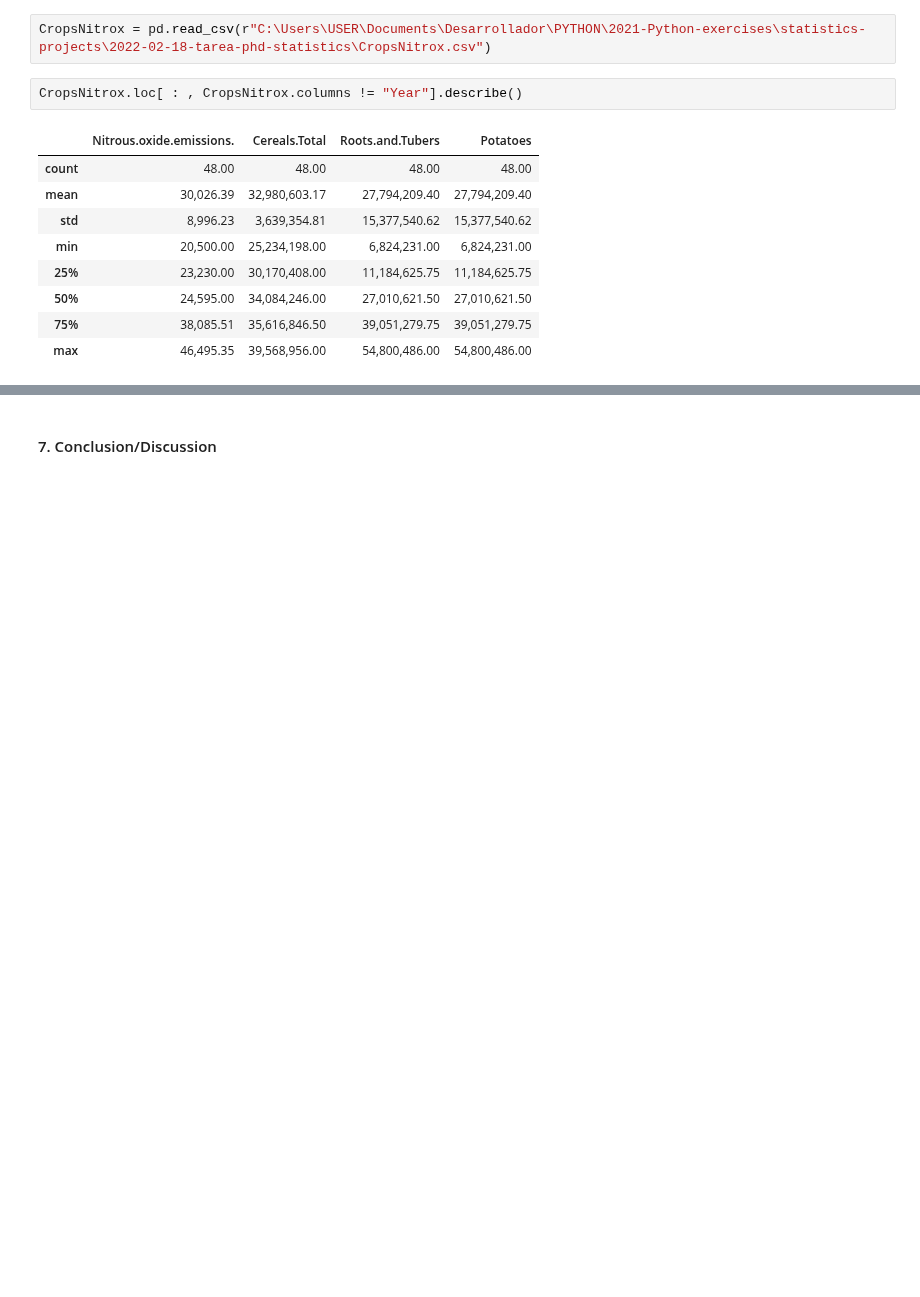
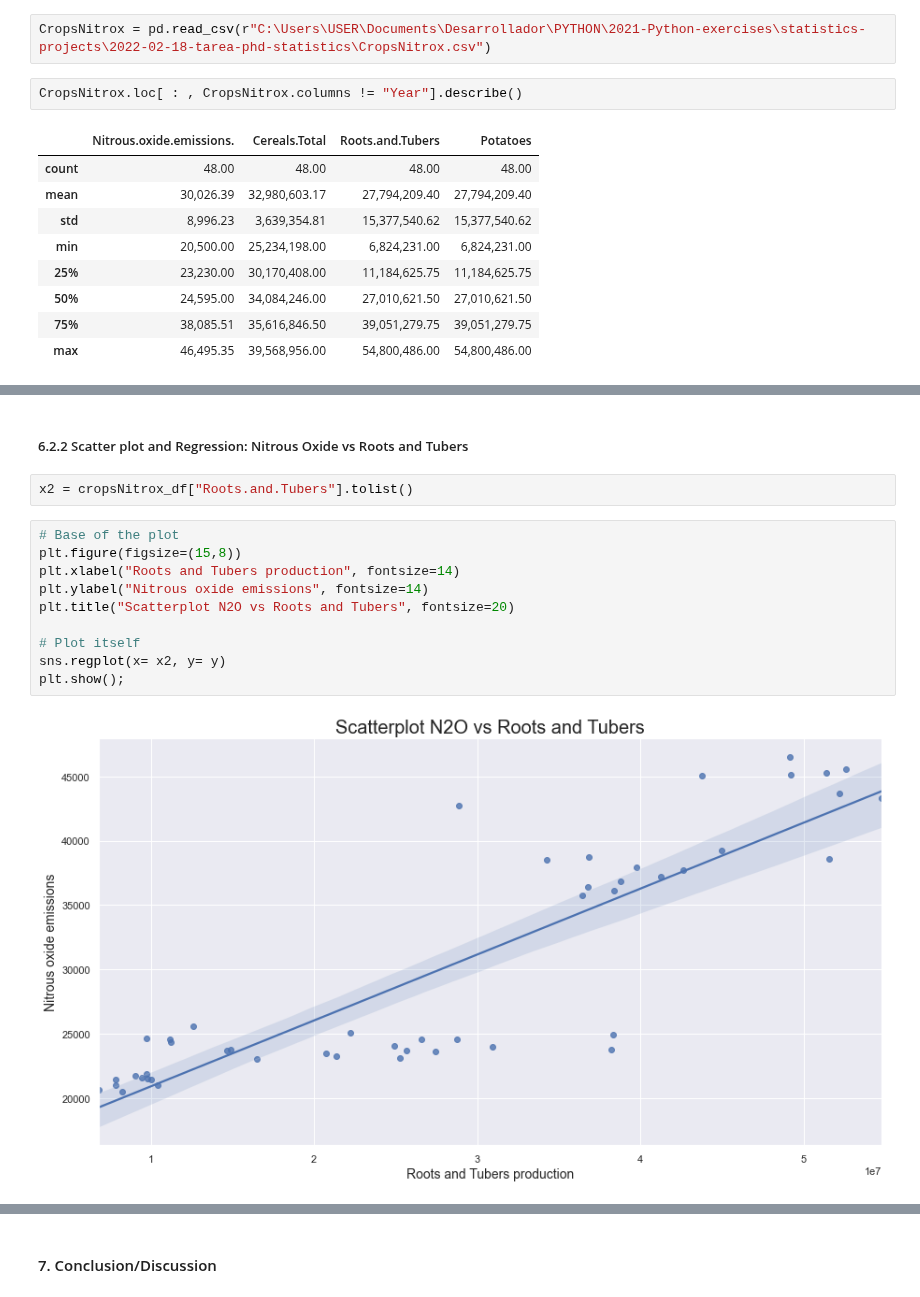
Before and after one commit to Alejandro-github-mx/statistics-projects, a Jupyter notebook: 2022-02-28-statistics-homework-FoodCC-Poland.ipynb, the cells around one changed output, grey strips where cells are left out. Saved outputs shown, nothing was run; the diff lists cells and outputs as text; blank space fills up the shorter version.

```diff
--- a/2022-02-28-statistics-homework-FoodCC-Poland.ipynb
+++ b/2022-02-28-statistics-homework-FoodCC-Poland.ipynb
@@ -604,0 +479,16 @@ strong multicollinearity problems or that the design matrix is singular.
+# %% [markdown]
+##### 6.2.2 Scatter plot and Regression: Nitrous Oxide vs Roots and Tubers
+# %%
+x2 = cropsNitrox_df["Roots.and.Tubers"].tolist()
+# %%
+# Base of the plot
+plt.figure(figsize=(15,8))
+plt.xlabel("Roots and Tubers production", fontsize=14)
+plt.ylabel("Nitrous oxide emissions", fontsize=14)
+plt.title("Scatterplot N2O vs Roots and Tubers", fontsize=20)
+
+# Plot itself
+sns.regplot(x= x2, y= y)
+plt.show();
+# %% [output]
+[figure, added]
```
Also changed, not shown: parts of 64 cells of this notebook, 2 other files.
